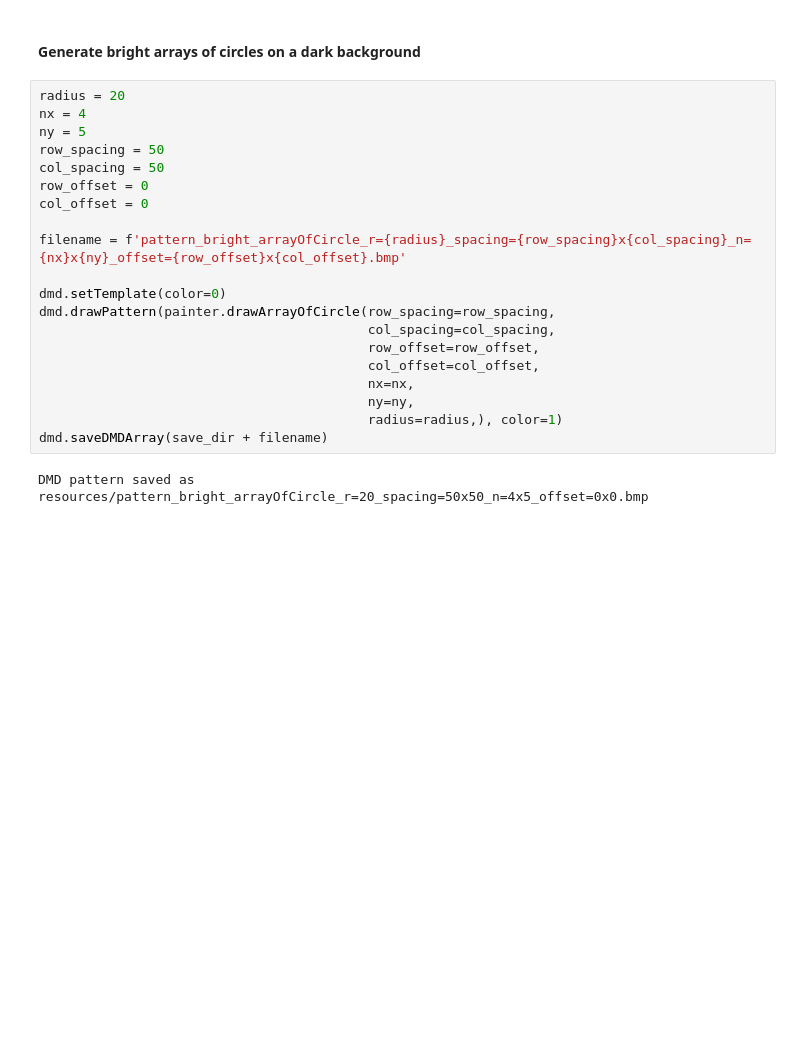
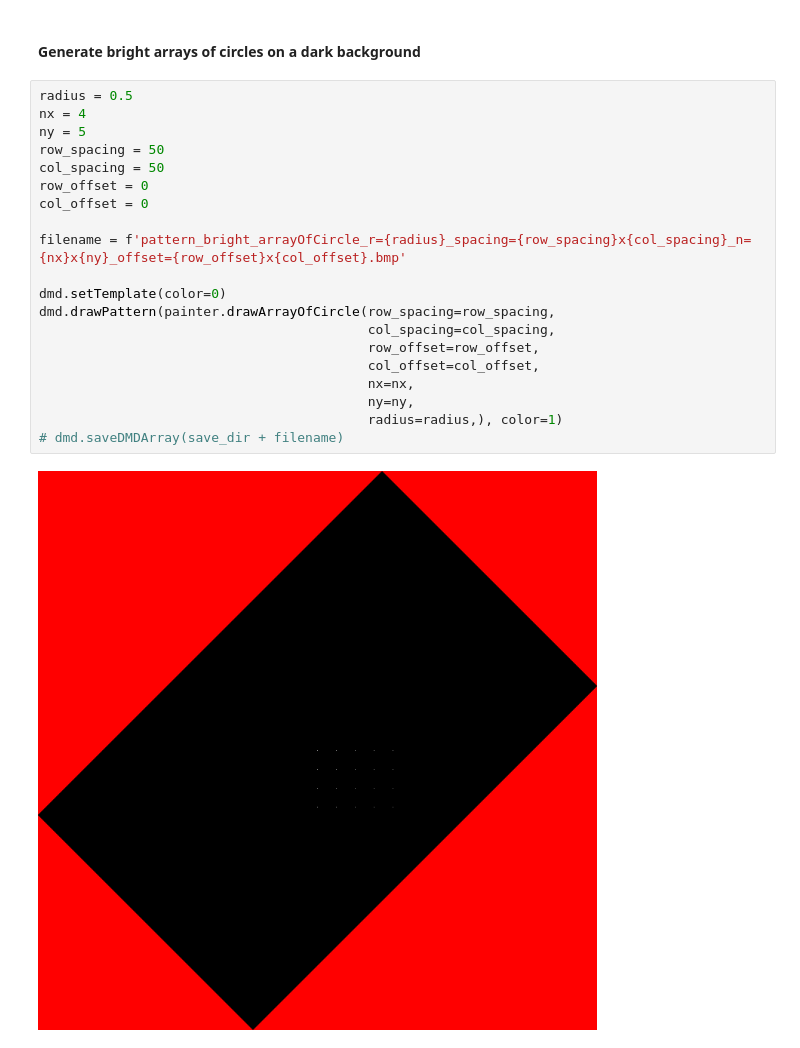
Before and after one commit to ChinLabQMS/DMD-pattern-generator, a Jupyter notebook: DMD_pattern_generation.ipynb, the cells around one changed output. Cells and saved outputs as stored; diff of their text form; blank space fills up the shorter version.

```diff
--- a/DMD_pattern_generation.ipynb
+++ b/DMD_pattern_generation.ipynb
@@ -46,24 +50,24 @@ dmd.drawPattern(painter.drawCircle(row_offset, col_offset, radius), color=0)
 # %% [markdown]
 #### Generate bright arrays of circles on a dark background
 # %%
-radius = 20
+radius = 0.5
 nx = 4
 ny = 5
 row_spacing = 50
 col_spacing = 50
 row_offset = 0
 col_offset = 0
 
 filename = f'pattern_bright_arrayOfCircle_r={radius}_spacing={row_spacing}x{col_spacing}_n={nx}x{ny}_offset={row_offset}x{col_offset}.bmp'
 
 dmd.setTemplate(color=0)
 dmd.drawPattern(painter.drawArrayOfCircle(row_spacing=row_spacing,
                                           col_spacing=col_spacing,
                                           row_offset=row_offset,
                                           col_offset=col_offset,
                                           nx=nx,
                                           ny=ny,
                                           radius=radius,), color=1)
-dmd.saveDMDArray(save_dir + filename)
+# dmd.saveDMDArray(save_dir + filename)
 # %% [output]
-DMD pattern saved as resources/pattern_bright_arrayOfCircle_r=20_spacing=50x50_n=4x5_offset=0x0.bmp
+[figure, added]
```
Also changed, not shown: parts of 4 cells of this notebook, 4 other files.
